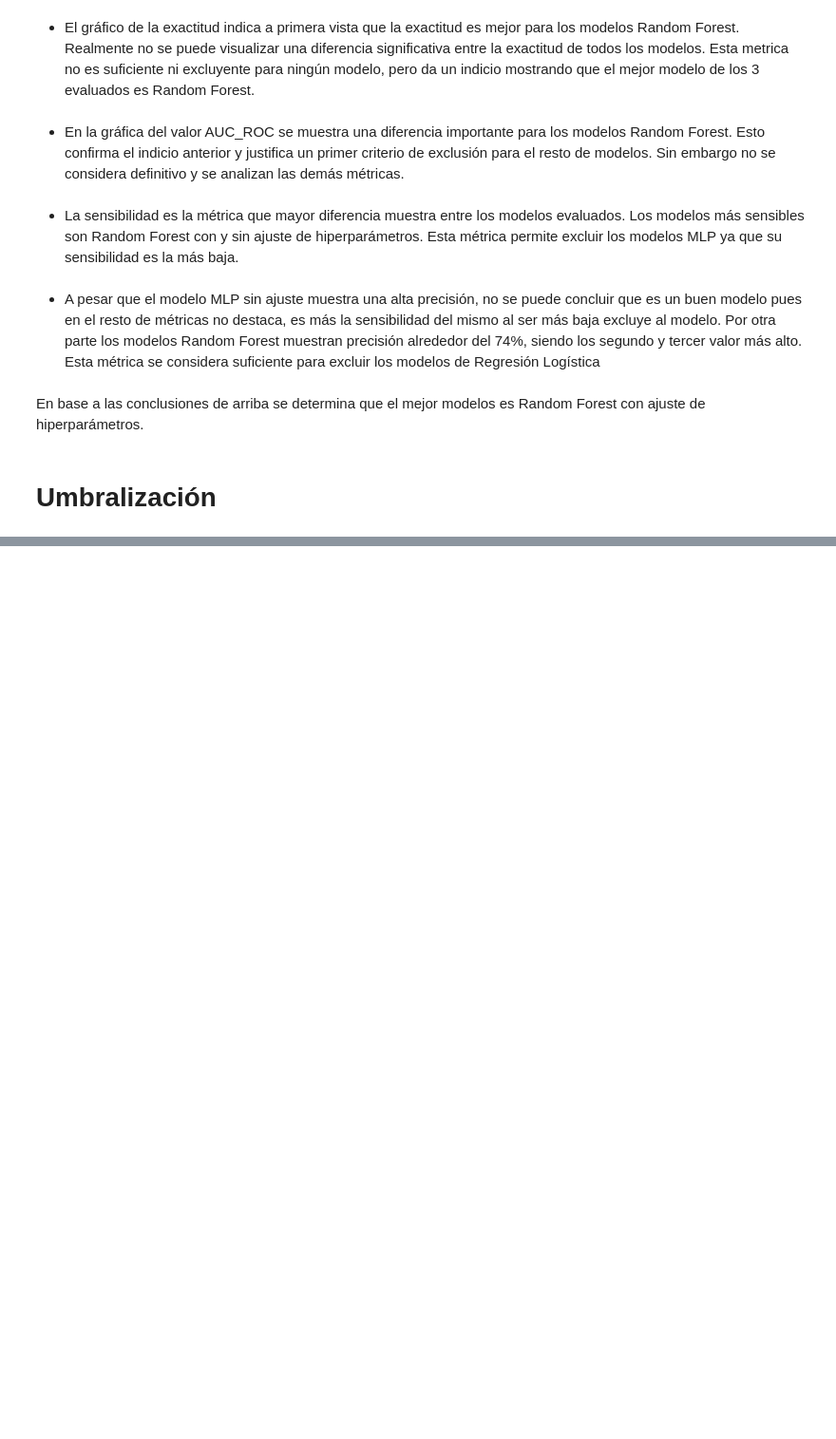
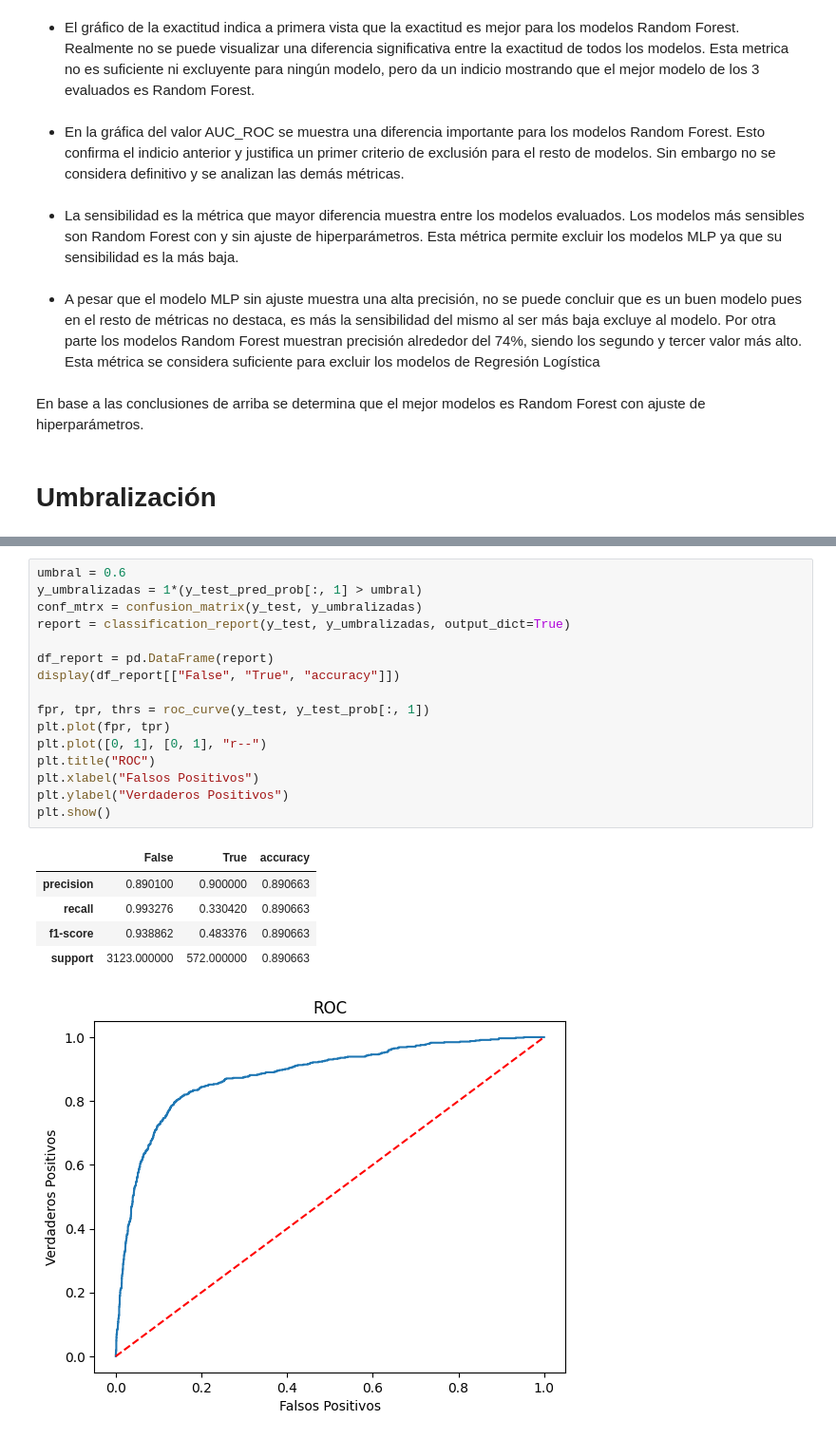
Before and after one commit to AEEM1993/DS_CasoPractico_MOD8, a Jupyter notebook: CASO_PRACTICO.ipynb, the cells around one changed output, grey strips where cells are left out. Shown at 95% size. Cells and saved outputs as stored; diff of their text form; blank space fills up the shorter version.

Commit message:
umbralización lista

```diff
--- a/CASO_PRACTICO.ipynb
+++ b/CASO_PRACTICO.ipynb
@@ -1002,0 +1023,23 @@ En base a las conclusiones de arriba se determina que el mejor modelos es Random
+# %%
+umbral = 0.6
+y_umbralizadas = 1*(y_test_pred_prob[:, 1] > umbral)
+conf_mtrx = confusion_matrix(y_test, y_umbralizadas)
+report = classification_report(y_test, y_umbralizadas, output_dict=True)
+
+df_report = pd.DataFrame(report)
+display(df_report[["False", "True", "accuracy"]])
+
+fpr, tpr, thrs = roc_curve(y_test, y_test_prob[:, 1])
+plt.plot(fpr, tpr)
+plt.plot([0, 1], [0, 1], "r--")
+plt.title("ROC")
+plt.xlabel("Falsos Positivos")
+plt.ylabel("Verdaderos Positivos")
+plt.show()
+# %% [output]
+|  | False | True | accuracy |
+| precision | 0.890100 | 0.900000 | 0.890663 |
+| recall | 0.993276 | 0.330420 | 0.890663 |
+| f1-score | 0.938862 | 0.483376 | 0.890663 |
+| support | 3123.000000 | 572.000000 | 0.890663 |
+[figure, added]
```
Also changed, not shown: parts of 10 cells of this notebook.
